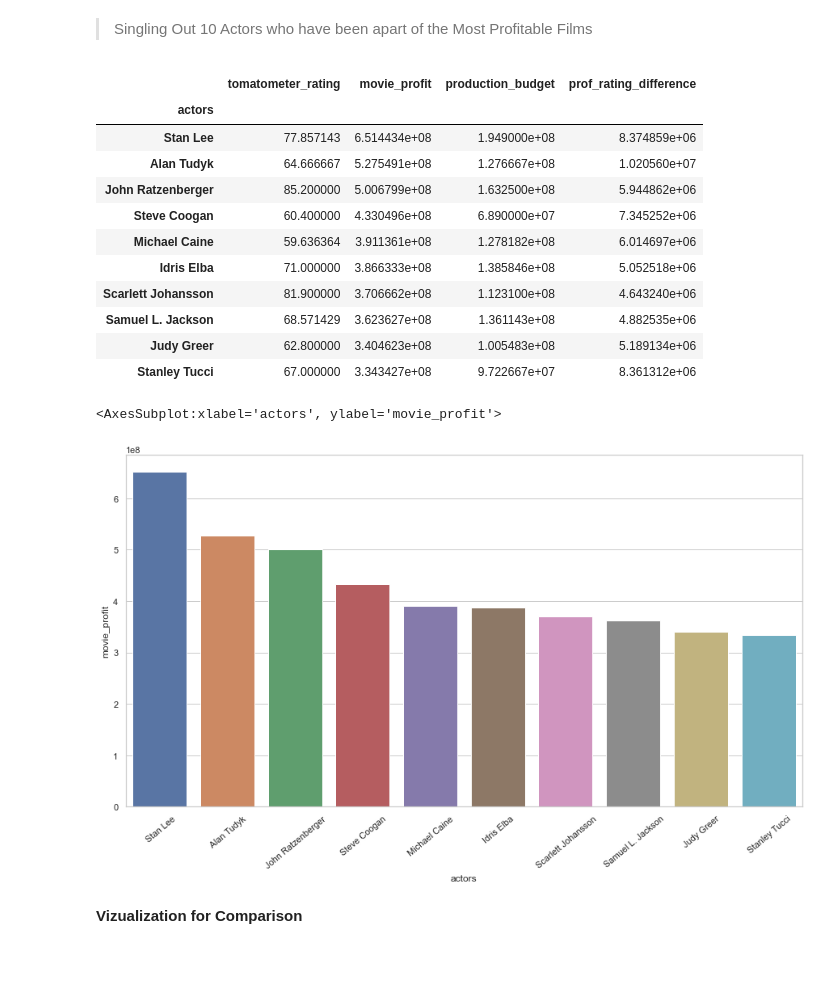
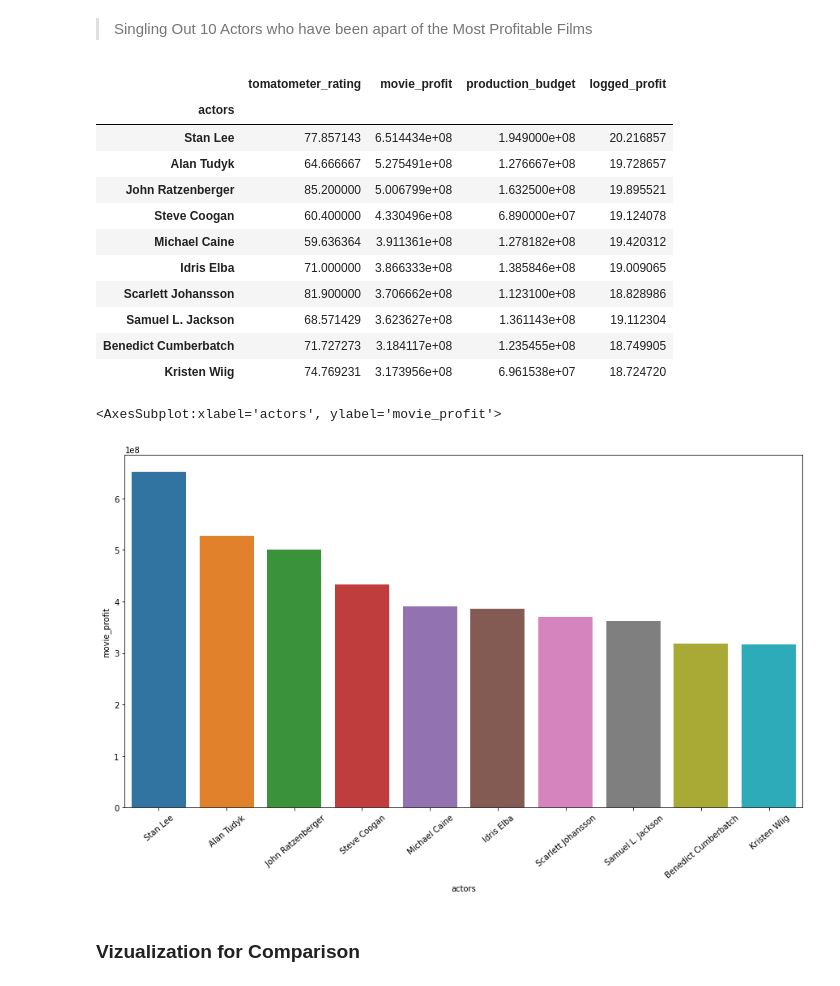
Before and after one commit to jchandleroneal/microsoft-movie-analysis, a Jupyter notebook: movie_analysis.ipynb, the cells around one changed output. Drawn from its saved outputs; the diff is of its cells as text; code cells hidden in the pictures; blank space fills up the shorter version.

Commit message:
vizualizations

```diff
--- a/movie_analysis.ipynb
+++ b/movie_analysis.ipynb
@@ -227,7 +219,7 @@ budget_frame
 2. **Creating a new data frame containing our targeted values (columns).**
 # %%
 # isolating columns to study movie success more in depth
-movie_actor_budget = budget_frame[['movie_title','actors','tomatometer_status','tomatometer_rating','movie_profit','production_budget']].sort_values(by='production_budget', ascending = False)
+movie_actor_budget = movie_overview_dropDuplicates[['movie_title','actors','tomatometer_status','tomatometer_rating','movie_profit','production_budget']].sort_values(by='production_budget', ascending = False)
 
 movie_actor_budget.reset_index(level=0, inplace=True)
 # %%
@@ -430,0 +396,3 @@ new300
+# %%
+drop_outliers = frame[(frame.logged_profit > lower_thresh) & (frame.logged_profit < upper_thresh)]
+drop_outliers.head(2)
@@ -453,5 +425,4 @@ Name: actors, Length: 25502, dtype: int64
 # %%
 a_list_actors = list(a_list_actors[a_list_actors >= 10].index)
 # %%
-top10_list_actors = drop_outliers[drop_outliers.actors.isin(a_list_actors)]
-top10_list_actors
+top_list_actors = drop_outliers[drop_outliers.actors.isin(a_list_actors)]
@@ -547,30 +429,30 @@ top10_list_actors.sort_values(by='prof_rating_difference', ascending =False)
 # %% [markdown]
 > Singling Out 10 Actors who have been apart of the Most Profitable Films
 # %%
-only10 = top10_list_actors.groupby('actors').mean().sort_values('movie_profit', ascending=False).head(10)
+only10 = top_list_actors.groupby('actors').mean().sort_values('movie_profit', ascending=False).head(10)
 only10
 # %% [output]
-|  | tomatometer_rating | movie_profit | production_budget | prof_rating_difference |
+|  | tomatometer_rating | movie_profit | production_budget | logged_profit |
 | actors |  |  |  |  |
-| Stan Lee | 77.857143 | 6.514434e+08 | 1.949000e+08 | 8.374859e+06 |
-| Alan Tudyk | 64.666667 | 5.275491e+08 | 1.276667e+08 | 1.020560e+07 |
-| John Ratzenberger | 85.200000 | 5.006799e+08 | 1.632500e+08 | 5.944862e+06 |
-| Steve Coogan | 60.400000 | 4.330496e+08 | 6.890000e+07 | 7.345252e+06 |
-| Michael Caine | 59.636364 | 3.911361e+08 | 1.278182e+08 | 6.014697e+06 |
-| Idris Elba | 71.000000 | 3.866333e+08 | 1.385846e+08 | 5.052518e+06 |
-| Scarlett Johansson | 81.900000 | 3.706662e+08 | 1.123100e+08 | 4.643240e+06 |
-| Samuel L. Jackson | 68.571429 | 3.623627e+08 | 1.361143e+08 | 4.882535e+06 |
-| Judy Greer | 62.800000 | 3.404623e+08 | 1.005483e+08 | 5.189134e+06 |
-| Stanley Tucci | 67.000000 | 3.343427e+08 | 9.722667e+07 | 8.361312e+06 |
+| Stan Lee | 77.857143 | 6.514434e+08 | 1.949000e+08 | 20.216857 |
+| Alan Tudyk | 64.666667 | 5.275491e+08 | 1.276667e+08 | 19.728657 |
+| John Ratzenberger | 85.200000 | 5.006799e+08 | 1.632500e+08 | 19.895521 |
+| Steve Coogan | 60.400000 | 4.330496e+08 | 6.890000e+07 | 19.124078 |
+| Michael Caine | 59.636364 | 3.911361e+08 | 1.278182e+08 | 19.420312 |
+| Idris Elba | 71.000000 | 3.866333e+08 | 1.385846e+08 | 19.009065 |
+| Scarlett Johansson | 81.900000 | 3.706662e+08 | 1.123100e+08 | 18.828986 |
+| Samuel L. Jackson | 68.571429 | 3.623627e+08 | 1.361143e+08 | 19.112304 |
+| Benedict Cumberbatch | 71.727273 | 3.184117e+08 | 1.235455e+08 | 18.749905 |
+| Kristen Wiig | 74.769231 | 3.173956e+08 | 6.961538e+07 | 18.724720 |
 # %%
 plt.figure(figsize=(15,8))
 plt.xticks(rotation=40)
 
 
 
-seaborn.barplot(x= only10.index, y= only10['movie_profit'],saturation=0.75)
+sns.barplot(x= only10.index, y= only10['movie_profit'],saturation=0.75)
 # %% [output]
 <AxesSubplot:xlabel='actors', ylabel='movie_profit'>
-[figure, old version]
+[figure, new version]
 # %% [markdown]
-**Vizualization for Comparison**
+### Vizualization for Comparison
```
Also changed, not shown: parts of 41 cells of this notebook.
